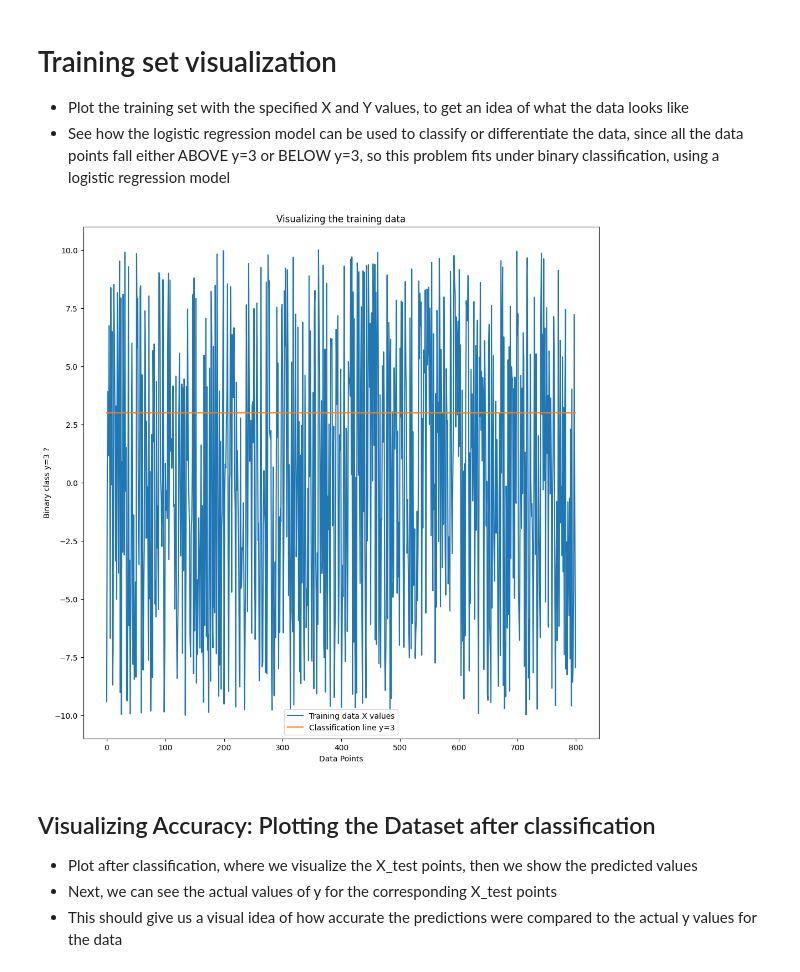
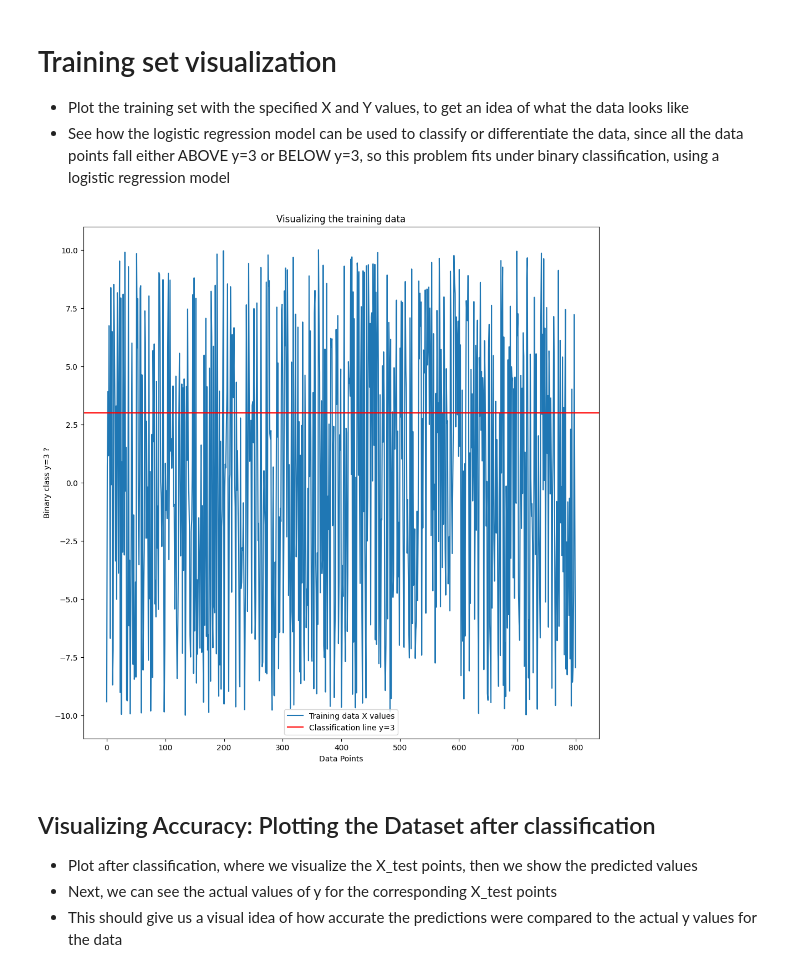
Before and after one commit to zerobsv/logistic_regression, a Jupyter notebook: logistic.ipynb, the cells around one changed output. Saved outputs shown, nothing was run; the diff lists cells and outputs as text; code cells hidden in the pictures.

```diff
--- a/logistic.ipynb
+++ b/logistic.ipynb
@@ -211,22 +211,19 @@ I0000 00:00:1752419515.660542  325952 cuda_dnn.cc:529] Loaded cuDNN version 9030
 - See how the logistic regression model can be used to classify or differentiate the data, since all the data points
   fall either ABOVE y=3 or BELOW y=3, so this problem fits under binary classification, using a logistic regression model
 # %%
-
-y_line = np.dot(3, np.ones(shape=(X_train.shape[0], 1)))
-
 plt.figure(figsize=(12, 12))
 
 plt.plot(X_train, label='Training data X values')
-plt.plot(y_line, label='Classification line y=3')
+plt.axhline(y=3, color='r', label='Classification line y=3')
 
 plt.title('Visualizing the training data')
 plt.xlabel('Data Points')
 plt.ylabel('Binary class y=3 ?')
 plt.legend()
 
 plt.show()
 # %% [output]
-[figure, old version]
+[figure, new version]
 # %% [markdown]
 ## Visualizing Accuracy: Plotting the Dataset after classification
 
```
Also changed, not shown: parts of 2 cells of this notebook.
